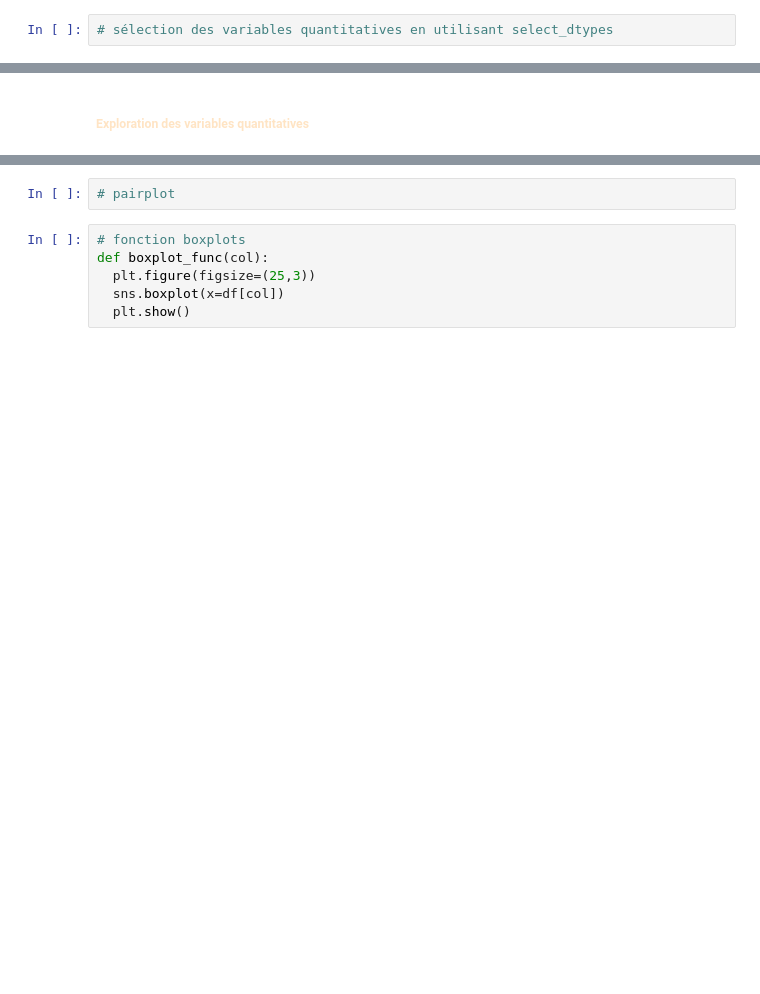
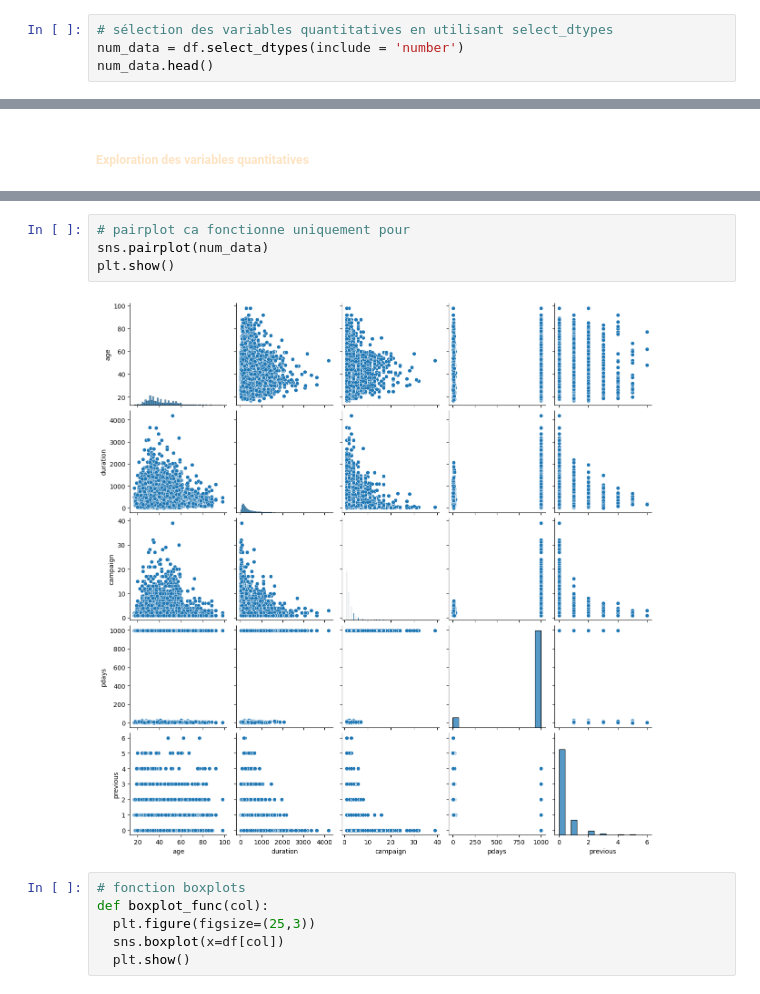
Before and after one commit to karaguaIA/Supervised-Learning-, a Jupyter notebook: Classification/Clas_Log_Reg_SVM_Decision_Tree_uncomplet.ipynb, the cells around one changed output, grey strips where cells are left out. Drawn from its saved outputs; the diff is of its cells as text; blank space fills up the shorter version.

```diff
--- a/Classification/Clas_Log_Reg_SVM_Decision_Tree_uncomplet.ipynb
+++ b/Classification/Clas_Log_Reg_SVM_Decision_Tree_uncomplet.ipynb
@@ -51,2 +103,4 @@ Ce jeu de données contient des informations issues de campagnes de marketing t
 # %%
 # sélection des variables quantitatives en utilisant select_dtypes
+num_data = df.select_dtypes(include = 'number')
+num_data.head()
@@ -70,5 +165,9 @@ def countplot_func(col):
-# %%
-# pairplot
+# %%
+# pairplot ca fonctionne uniquement pour
+sns.pairplot(num_data)
+plt.show()
+# %% [output]
+[figure, added]
 # %%
 # fonction boxplots
 def boxplot_func(col):
```
Also changed, not shown: parts of 21 cells of this notebook.
